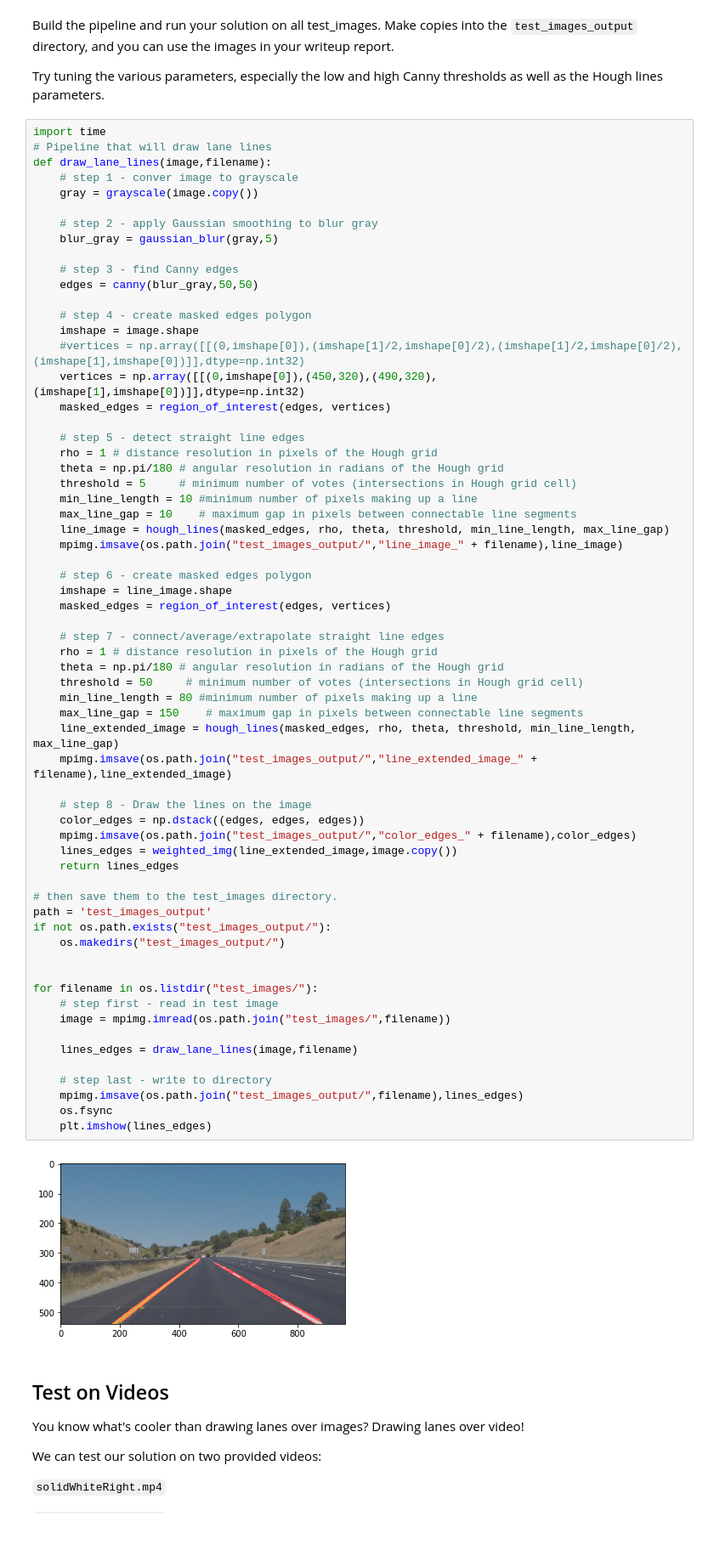
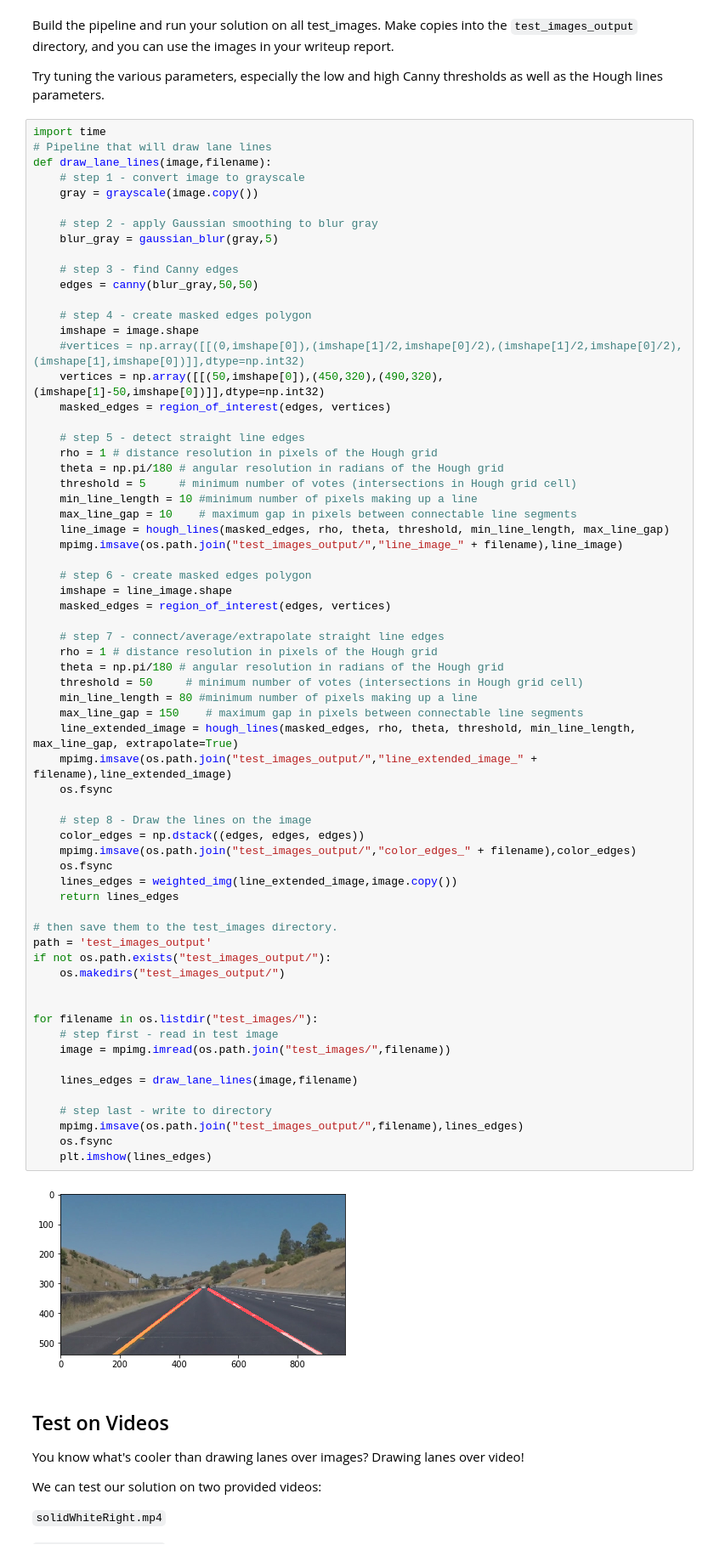
Before and after one commit to aaronvesperman/CarND-LaneLines-P1, a Jupyter notebook: P1-aaronvesperman.ipynb, the cells around one changed output. Shown at 85% size. Cells and saved outputs as stored; diff of their text form.

```diff
--- a/P1-aaronvesperman.ipynb
+++ b/P1-aaronvesperman.ipynb
@@ -198,7 +263,7 @@ Try tuning the various parameters, especially the low and high Canny thresholds
 import time
 # Pipeline that will draw lane lines
 def draw_lane_lines(image,filename):
-    # step 1 - conver image to grayscale
+    # step 1 - convert image to grayscale
     gray = grayscale(image.copy())
 
     # step 2 - apply Gaussian smoothing to blur gray
@@ -210,7 +275,7 @@ def draw_lane_lines(image,filename):
     # step 4 - create masked edges polygon
     imshape = image.shape
     #vertices = np.array([[(0,imshape[0]),(imshape[1]/2,imshape[0]/2),(imshape[1]/2,imshape[0]/2),(imshape[1],imshape[0])]],dtype=np.int32)
-    vertices = np.array([[(0,imshape[0]),(450,320),(490,320),(imshape[1],imshape[0])]],dtype=np.int32)
+    vertices = np.array([[(50,imshape[0]),(450,320),(490,320),(imshape[1]-50,imshape[0])]],dtype=np.int32)
     masked_edges = region_of_interest(edges, vertices)
 
     # step 5 - detect straight line edges
@@ -230,35 +295,37 @@ def draw_lane_lines(image,filename):
     rho = 1 # distance resolution in pixels of the Hough grid
     theta = np.pi/180 # angular resolution in radians of the Hough grid
     threshold = 50     # minimum number of votes (intersections in Hough grid cell)
     min_line_length = 80 #minimum number of pixels making up a line
     max_line_gap = 150    # maximum gap in pixels between connectable line segments
-    line_extended_image = hough_lines(masked_edges, rho, theta, threshold, min_line_length, max_line_gap)
+    line_extended_image = hough_lines(masked_edges, rho, theta, threshold, min_line_length, max_line_gap, extrapolate=True)
     mpimg.imsave(os.path.join("test_images_output/","line_extended_image_" + filename),line_extended_image)
+    os.fsync
 
     # step 8 - Draw the lines on the image
     color_edges = np.dstack((edges, edges, edges))
     mpimg.imsave(os.path.join("test_images_output/","color_edges_" + filename),color_edges)
+    os.fsync
     lines_edges = weighted_img(line_extended_image,image.copy())
     return lines_edges
 
 # then save them to the test_images directory.
 path = 'test_images_output'
 if not os.path.exists("test_images_output/"):
     os.makedirs("test_images_output/")
 
 
 for filename in os.listdir("test_images/"):
     # step first - read in test image
     image = mpimg.imread(os.path.join("test_images/",filename))
 
     lines_edges = draw_lane_lines(image,filename)
 
     # step last - write to directory
     mpimg.imsave(os.path.join("test_images_output/",filename),lines_edges)
     os.fsync
     plt.imshow(lines_edges)
 # %% [output]
-[figure, old version]
+[figure, new version]
 # %% [markdown]
 ## Test on Videos
 
```
Also changed, not shown: parts of 9 cells of this notebook, 23 other files.
